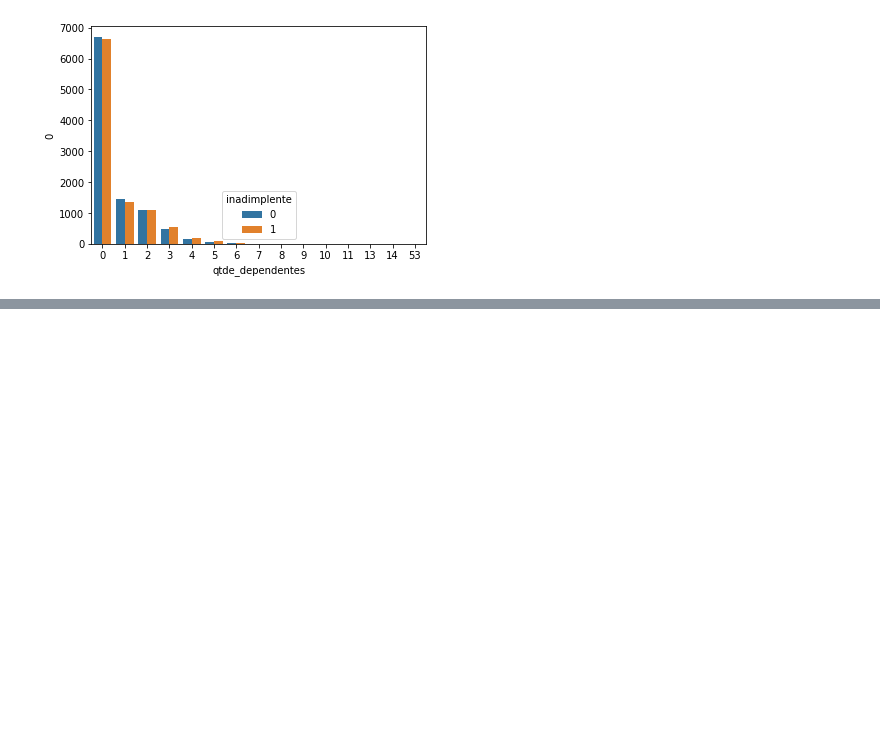
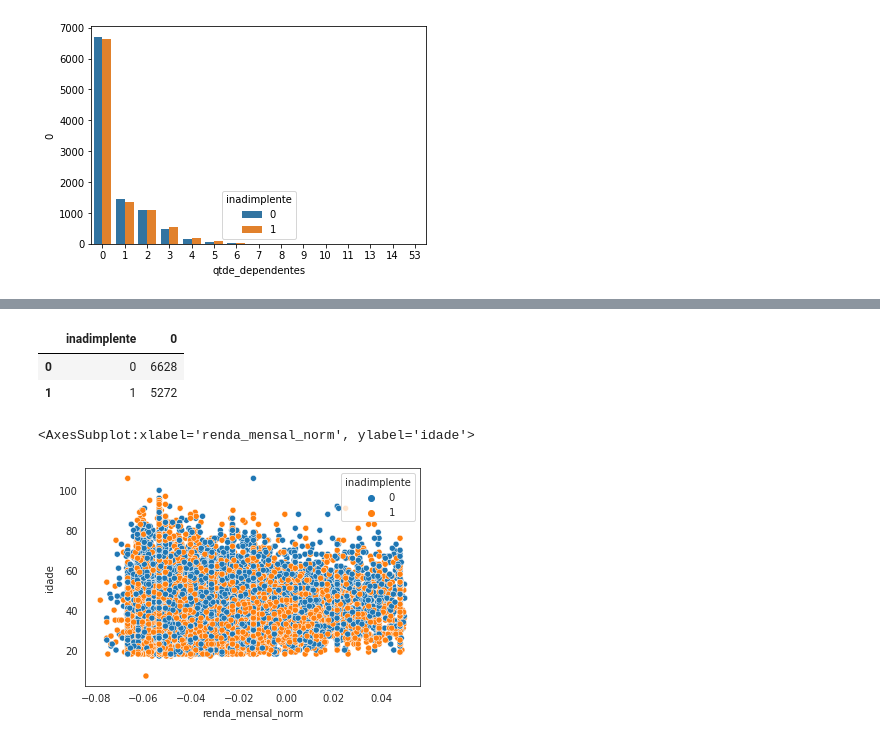
Before and after one commit to QIRoss/Credit-Aproval-Job, a Jupyter notebook: EDA.ipynb, the cells around one changed output, grey strips where cells are left out. Saved outputs shown, nothing was run; the diff lists cells and outputs as text; code cells hidden in the pictures; blank space fills up the shorter version.

```diff
--- a/EDA.ipynb
+++ b/EDA.ipynb
@@ -155,0 +188,28 @@ estado_civil
+# %%
+x = credit_df[
+    (credit_df['idade'] > 30) &
+    (credit_df['possui_telefone_residencial'] == 'Y')
+]
+
+x.groupby('inadimplente').size().reset_index()
+# %% [output]
+|  | inadimplente | 0 |
+| 0 | 0 | 6628 |
+| 1 | 1 | 5272 |
+# %%
+credit_df['renda_mensal_regular']
+credit_df['renda_mensal_norm'] = (
+    credit_df['renda_mensal_regular']-credit_df['renda_mensal_regular'].mean())/credit_df['renda_mensal_regular'].std()
+
+
+credit_df['valor_patrimonio_pessoal_norm'] = (
+    credit_df['valor_patrimonio_pessoal']-credit_df['valor_patrimonio_pessoal'].mean())/credit_df['valor_patrimonio_pessoal'].std()
+# %%
+x = credit_df[
+    credit_df['renda_mensal_norm'] < 0.05
+][['renda_mensal_norm', 'idade', 'inadimplente']]
+
+sns.scatterplot(x='renda_mensal_norm', y='idade', data=x, hue='inadimplente')
+# %% [output]
+<AxesSubplot:xlabel='renda_mensal_norm', ylabel='idade'>
+[figure, added]
```
Also changed, not shown: parts of 17 cells of this notebook.
